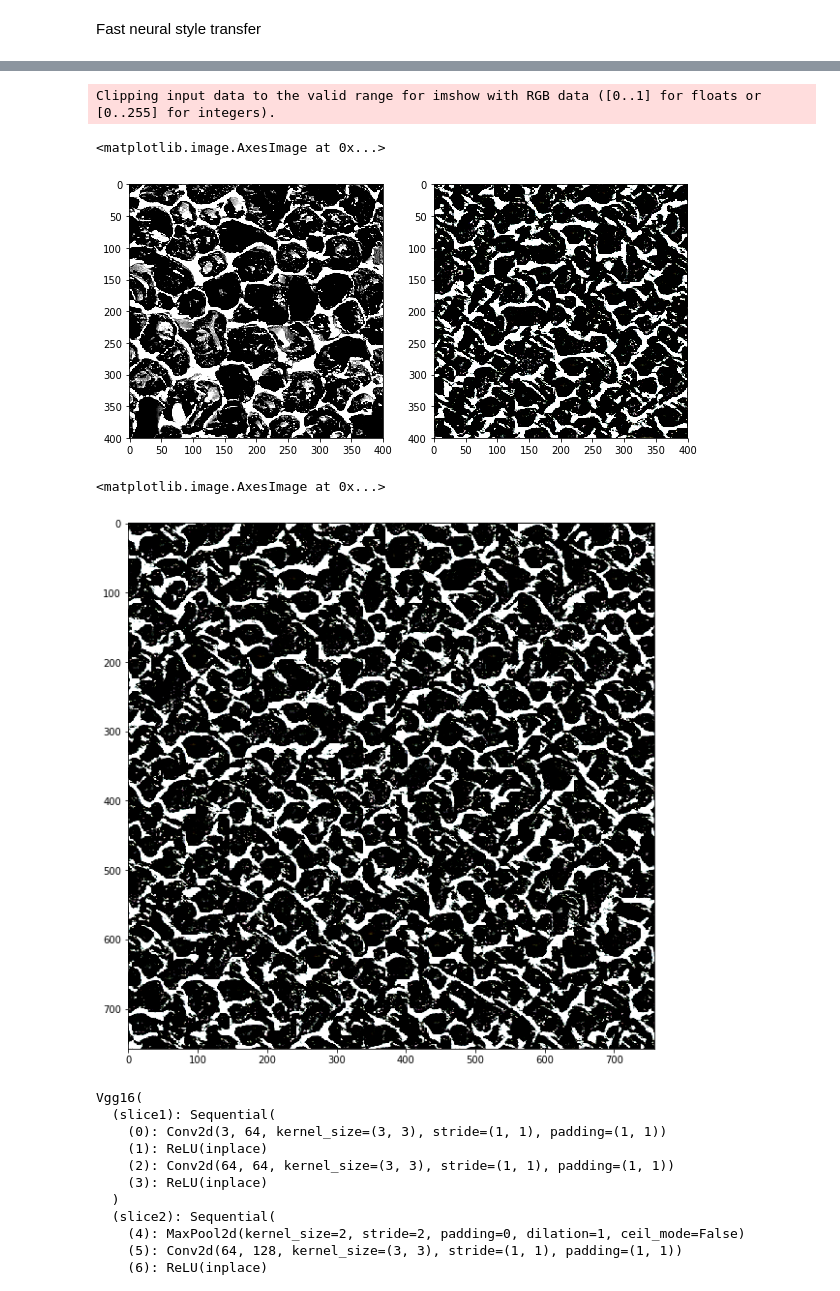
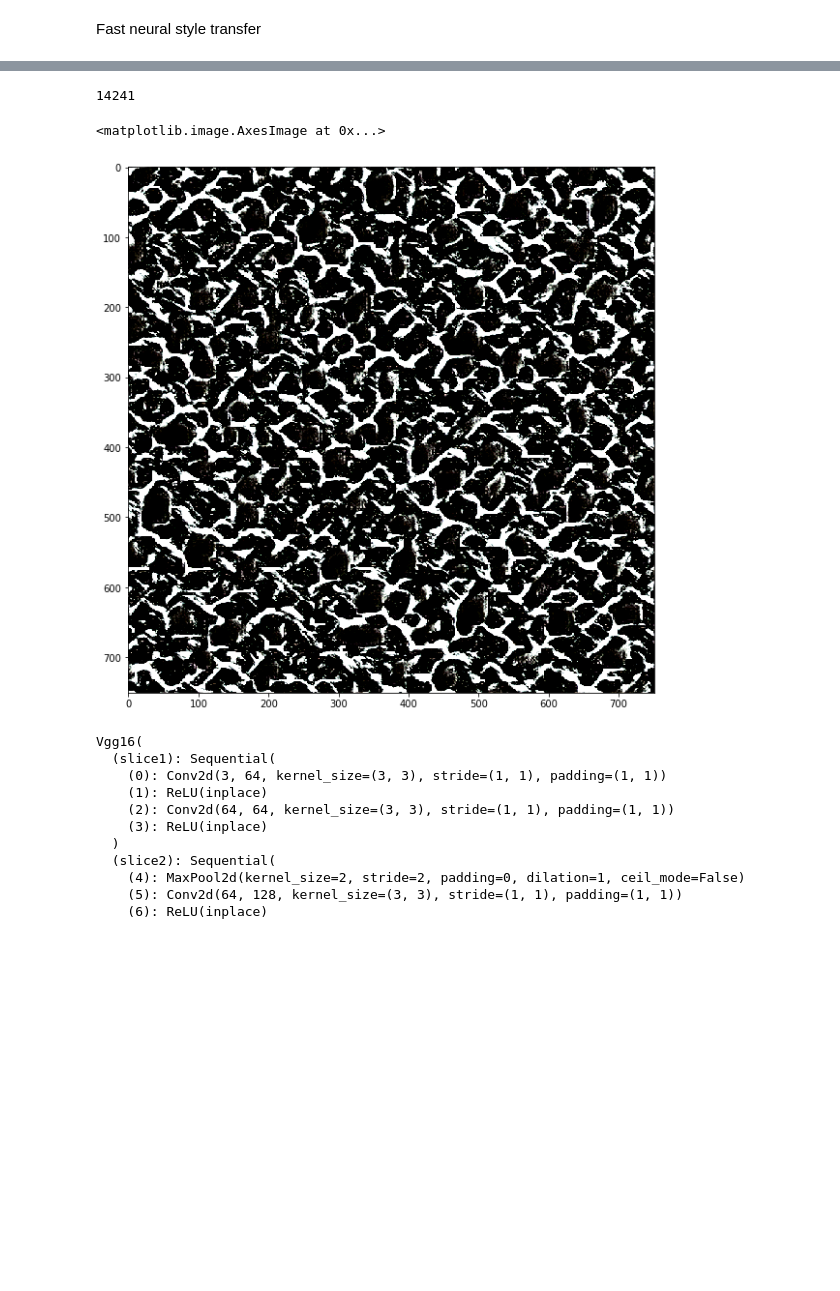
Before and after one commit to Liufugui-fresh/Microstructures, a Jupyter notebook: Texture Networks/texture_networks.ipynb, the cells around one changed output, grey strips where cells are left out. Drawn from its saved outputs; the diff is of its cells as text; code cells hidden in the pictures; blank space fills up the shorter version.

```diff
--- a/Texture Networks/texture_networks.ipynb
+++ b/Texture Networks/texture_networks.ipynb
@@ -98,11 +67,11 @@ def generate_patches(patch_num, np_img, points):
         patches[i] = np_img[x:x+IMG_SIZE, y:y+IMG_SIZE, :3]
     return patches
 # %%
-filename = 'train.jpg'
+filename = 'ketton_slice.png'
 
 RANDOM_SEED = 1
-IMG_SIZE = 400
-batch_size = 5
+IMG_SIZE = 256
+batch_size = 4
 
 np.random.seed(RANDOM_SEED)
 torch.manual_seed(RANDOM_SEED)
@@ -118,8 +87,10 @@ vgg.eval()
 
 img = Image.open(filename)
 print(img.size)
-x,y = np.random.randint(low=0, high = min(img.size)-IMG_SIZE, size=2)
-np_img = np.asarray(img)[x:x+IMG_SIZE,y:y+IMG_SIZE,:3]/255.0
+#x,y = np.random.randint(low=0, high = min(img.size)-IMG_SIZE, size=2)
+np_img = (np.asarray(img)[x:x+IMG_SIZE,y:y+IMG_SIZE, None]/255.0).repeat(3, axis=2)
+
+#np_img = np.asarray(img)[x:x+IMG_SIZE,y:y+IMG_SIZE,:3]/255.0
 print(np_img.reshape((np_img.shape[0]*np_img.shape[1], -1)).mean(axis=0))
 print(np_img.reshape((np_img.shape[0]*np_img.shape[1], -1)).std(axis=0))
 
@@ -130,7 +101,7 @@ print(np_img.reshape((np_img.shape[0]*np_img.shape[1], -1)).std(axis=0))
 
 transform = transforms.Compose([
     transforms.ToTensor(),
-    transforms.Normalize(mean=[0.3858, 0.3858, 0.3858], std=[0.2716, 0.2716, 0.2716])
+    transforms.Normalize(mean=np.asarray([0.3858, 0.3858, 0.3858]).astype(float), std=np.asarray([0.2716, 0.2716, 0.2716]).astype(float))
 ])
 
 #styles = [transform(patch) for patch in patches]
@@ -158,4 +129,6 @@ for i in range(batch_size):
 '\nfor i in range(batch_size):\n    num = np.random.randint(4)\n    style[i] = styles[num]\n'
+# %%
+np_img = (np.asarray(img)[x:x+IMG_SIZE,y:y+IMG_SIZE, None]/255.0).repeat(3, axis=2)
 # %%
 tmp = np_img[:,:,1]
 # %%
@@ -168,5 +141,5 @@ plt.imshow(np_img, cmap = 'gray')
 # %%
-style = transform(np_img)
+style = transform(np_img.astype(np.float32))
 # %%
 if use_cuda:
     style = style.cuda()
@@ -387,40 +425,36 @@ for epoch in range(num_epochs):
+# %%
+empty = torch.zeros(10, 3, size, size).float()
+texture_net = texture_net.cpu()
+synthesized_texture = texture_net(empty)
+res = synthesized_texture[0].data.permute(1,2,0).numpy()
+np.save('texture_networks2', synthesized_texture.data.cpu().permute(0,2,3,1).numpy())
+
+plt.figure(figsize=(10,10))
+plt.subplot(121)
+plt.imshow(np.clip(np_img, 0, 1))
+plt.subplot(122)
+plt.imshow(res)
+# %%
+import gc
+gc.collect()
+# %% [output]
+14241
 # %%
-size = 400
+size = 751
 
 empty = torch.zeros(1, 3, size, size).float()
 
 if use_cuda:
     empty = empty.cuda()
 
 synthesized_texture = texture_net(empty)
-res = synthesized_texture[0].data.cpu().permute(1,2,0).numpy()
-
+res = synthesized_texture[0].permute(1,2,0).data.cpu().numpy().squeeze()
 
 plt.figure(figsize=(10,10))
-plt.subplot(121)
-plt.imshow(np.clip(np_img, 0, 1))
-plt.subplot(122)
-plt.imshow(res)
+plt.imshow(np.clip(res,0,1))
 # %% [output]
-Clipping input data to the valid range for imshow with RGB data ([0..1] for floats or [0..255] for integers).
+<matplotlib.image.AxesImage at 0x...>
-<matplotlib.image.AxesImage at 0x...>
-[figure, old version]
+[figure, new version]
-# %%
-size = 758
-
-empty = torch.zeros(1, 3, size, size).float()
-
-if use_cuda:
-    empty = empty.cuda()
-
-synthesized_texture = texture_net(empty)
-res = synthesized_texture[0].permute(1,2,0).data.cpu().numpy().squeeze()
-
-plt.figure(figsize=(10,10))
-plt.imshow(np.clip(res,0,1))
-# %% [output]
-<matplotlib.image.AxesImage at 0x...>
-[figure, removed]
 # %%
 #plt.imshow(np.clip(synthesized_texture.data.cpu().numpy().squeeze()[0].reshape(IMG_SIZE,IMG_SIZE,3), 0,1))
 plt.imsave('texture_network_synthesized_alporas_norm.jpg', np.clip(res, 0 ,1))
```
Also changed, not shown: parts of 16 cells of this notebook, 2 other files.
